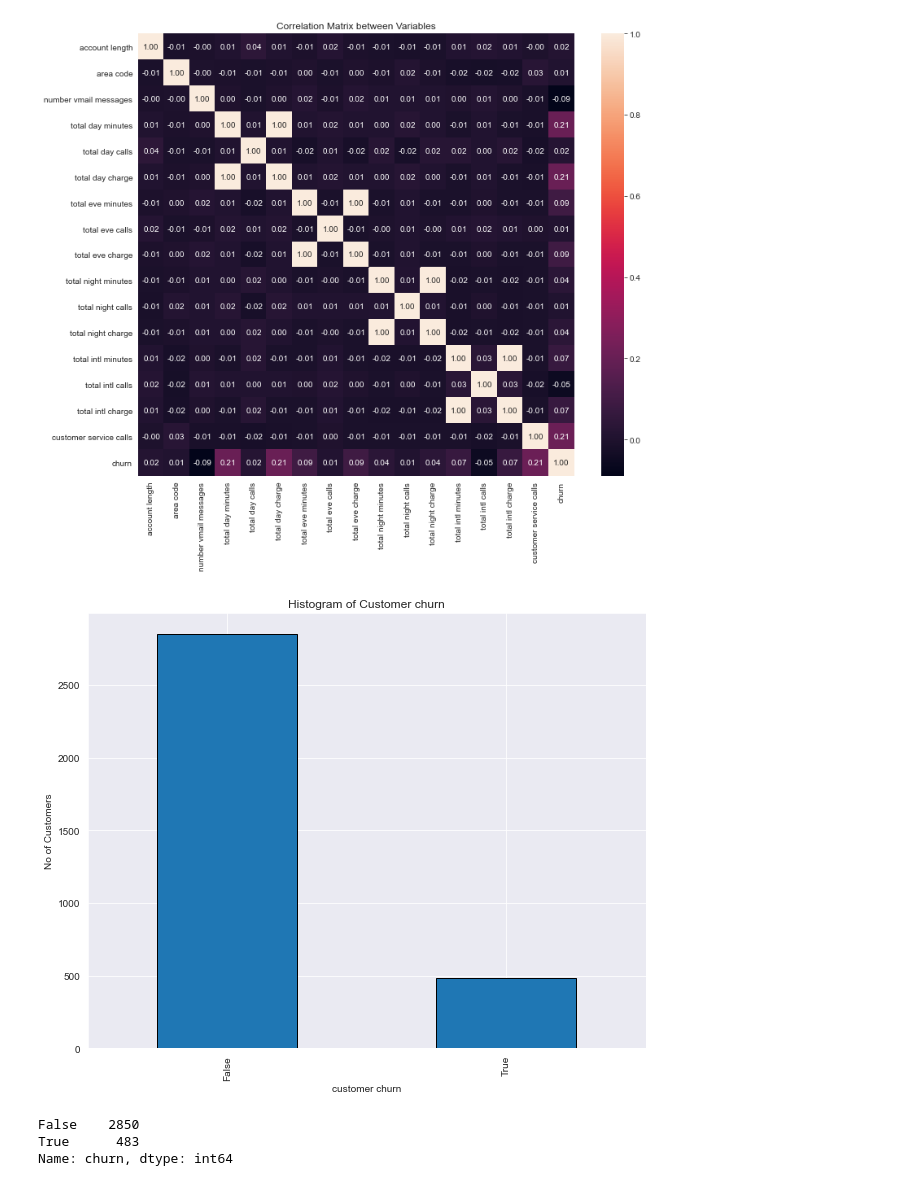
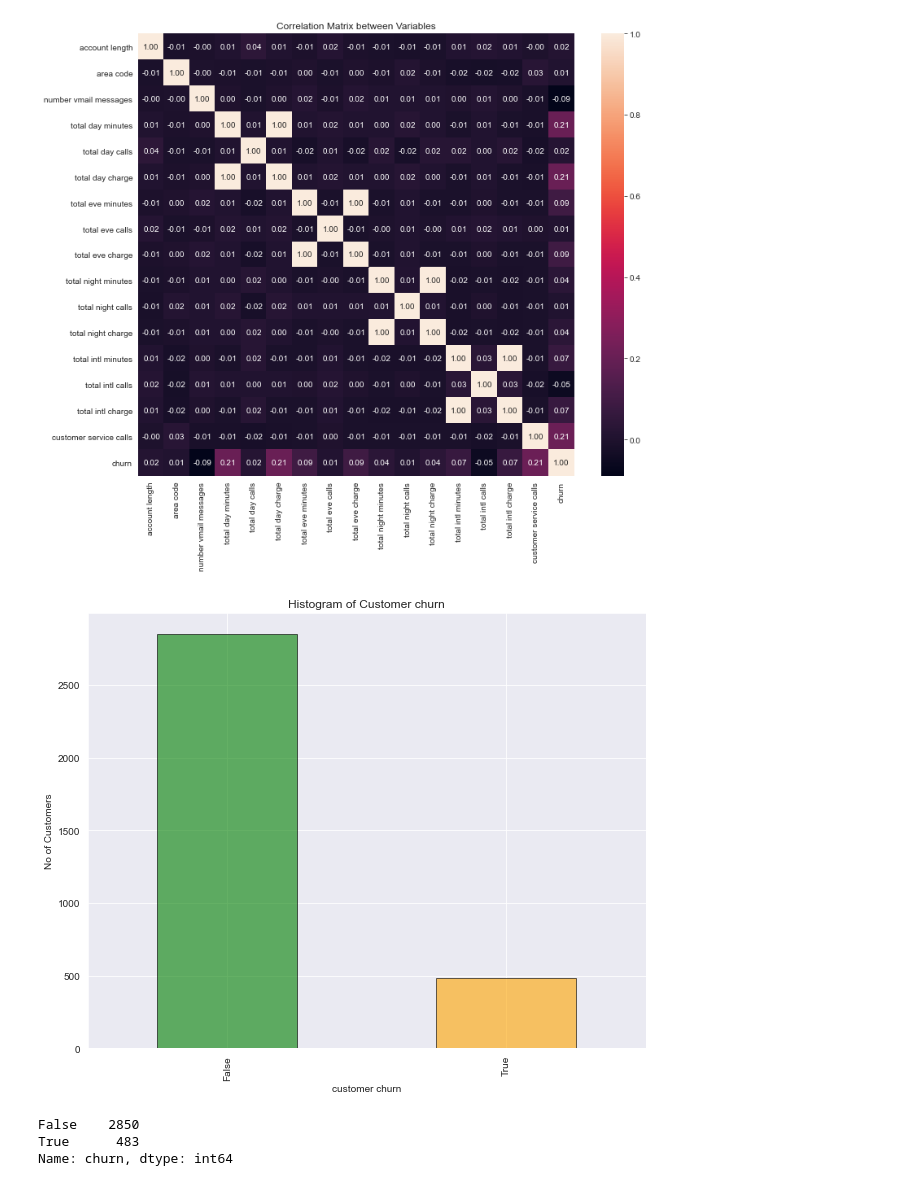
Before and after one commit to Masinde10/Customer-churn-project, a Jupyter notebook: Customerchurn.ipynb, the cells around one changed output. Drawn from its saved outputs; the diff is of its cells as text; code cells hidden in the pictures.

```diff
--- a/Customerchurn.ipynb
+++ b/Customerchurn.ipynb
@@ -197,13 +197,14 @@ plt.show();
 [figure]
 # %%
 # Checking the number of customers who churned and who remained
+colors = ['green', 'orange']
 plt.figure(figsize=(10,8))
-df['churn'].value_counts().plot(kind='bar', edgecolor='black')
+df['churn'].value_counts().plot(kind='bar', edgecolor='black',color=colors,alpha=0.6)
 plt.xlabel('customer churn')
 plt.ylabel('No of Customers')
 plt.title('Histogram of Customer churn');
 # %% [output]
-[figure, old version]
+[figure, new version]
 # %%
 df['churn'].value_counts()
 # %% [output]
```
Also changed, not shown: parts of 19 cells of this notebook.
